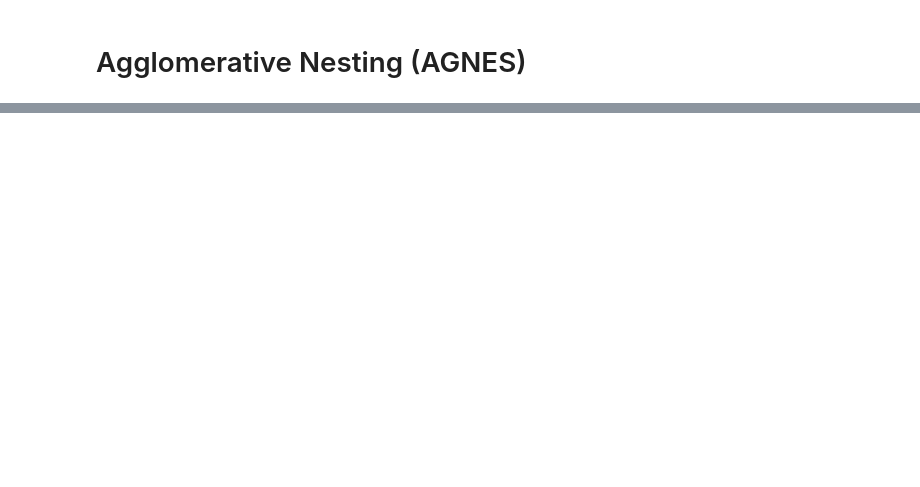
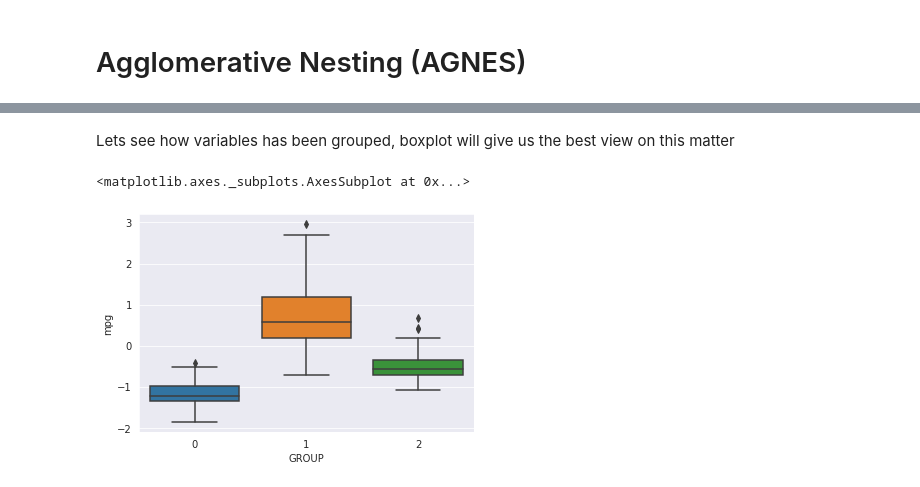
Before and after one commit to Barrok/auto-mpg, a Jupyter notebook: script.ipynb, the cells around one changed output, grey strips where cells are left out. Drawn from its saved outputs; the diff is of its cells as text; code cells hidden in the pictures; blank space fills up the shorter version.

```diff
--- a/script.ipynb
+++ b/script.ipynb
@@ -360,0 +357,8 @@ print(np.asarray((unique, counts)).T)
+# %% [markdown]
+Lets see how variables has been grouped, boxplot will give us the best view on this matter
+# %%
+sns.boxplot(x = dfst['GROUP'],
+            y = dfst['mpg'])
+# %% [output]
+<matplotlib.axes._subplots.AxesSubplot at 0x...>
+[figure, added]
```
Also changed, not shown: parts of 18 cells of this notebook.
